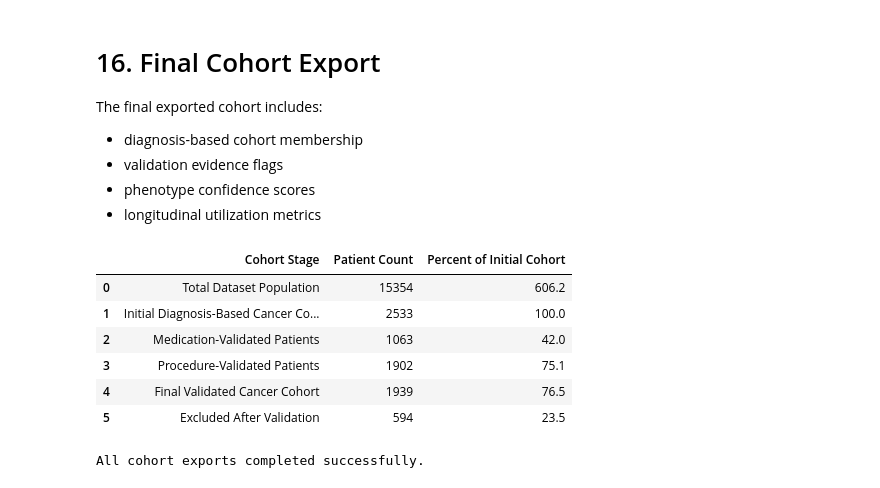
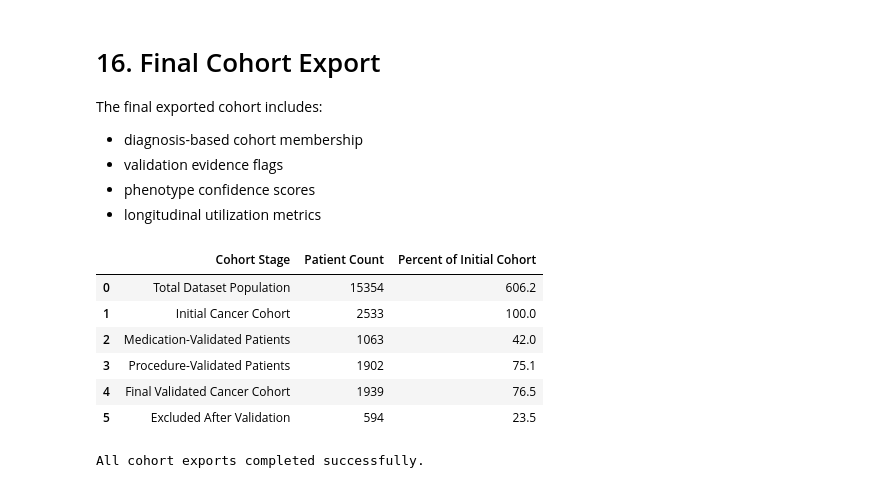
Before and after one commit to yifeikang/ehr-cancer-cohort-analysis, a Jupyter notebook: notebooks/cancer_cohort_notebook.ipynb, the cells around one changed output. Saved outputs shown, nothing was run; the diff lists cells and outputs as text; code cells hidden in the pictures.

```diff
--- a/notebooks/cancer_cohort_notebook.ipynb
+++ b/notebooks/cancer_cohort_notebook.ipynb
@@ -1204,34 +1122,34 @@ The final exported cohort includes:
 # %%
 # Enhanced cohort flow summary
 
 cohort_flow = pd.DataFrame({
     "Cohort Stage": [
         "Total Dataset Population",
-        "Initial Diagnosis-Based Cancer Cohort",
+        "Initial Cancer Cohort",
         "Medication-Validated Patients",
         "Procedure-Validated Patients",
         "Final Validated Cancer Cohort",
         "Excluded After Validation"
     ],
     "Patient Count": [
         patients.shape[0],
         initial_count,
         cohort["MEDICATION_VALIDATED"].sum(),
         cohort["PROCEDURE_VALIDATED"].sum(),
         validated_count,
         excluded_count   ]
 })
 
 cohort_flow["Percent of Initial Cohort"] = (
     cohort_flow["Patient Count"] /
     initial_count * 100
 ).round(1)
 
 cohort_flow
 # %% [output]
 |  | Cohort Stage | Patient Count | Percent of Initial Cohort |
 | 0 | Total Dataset Population | 15354 | 606.2 |
-| 1 | Initial Diagnosis-Based Cancer Co... | 2533 | 100.0 |
+| 1 | Initial Cancer Cohort | 2533 | 100.0 |
 | 2 | Medication-Validated Patients | 1063 | 42.0 |
 | 3 | Procedure-Validated Patients | 1902 | 75.1 |
 | 4 | Final Validated Cancer Cohort | 1939 | 76.5 |
```
Also changed, not shown: parts of 18 cells of this notebook.
